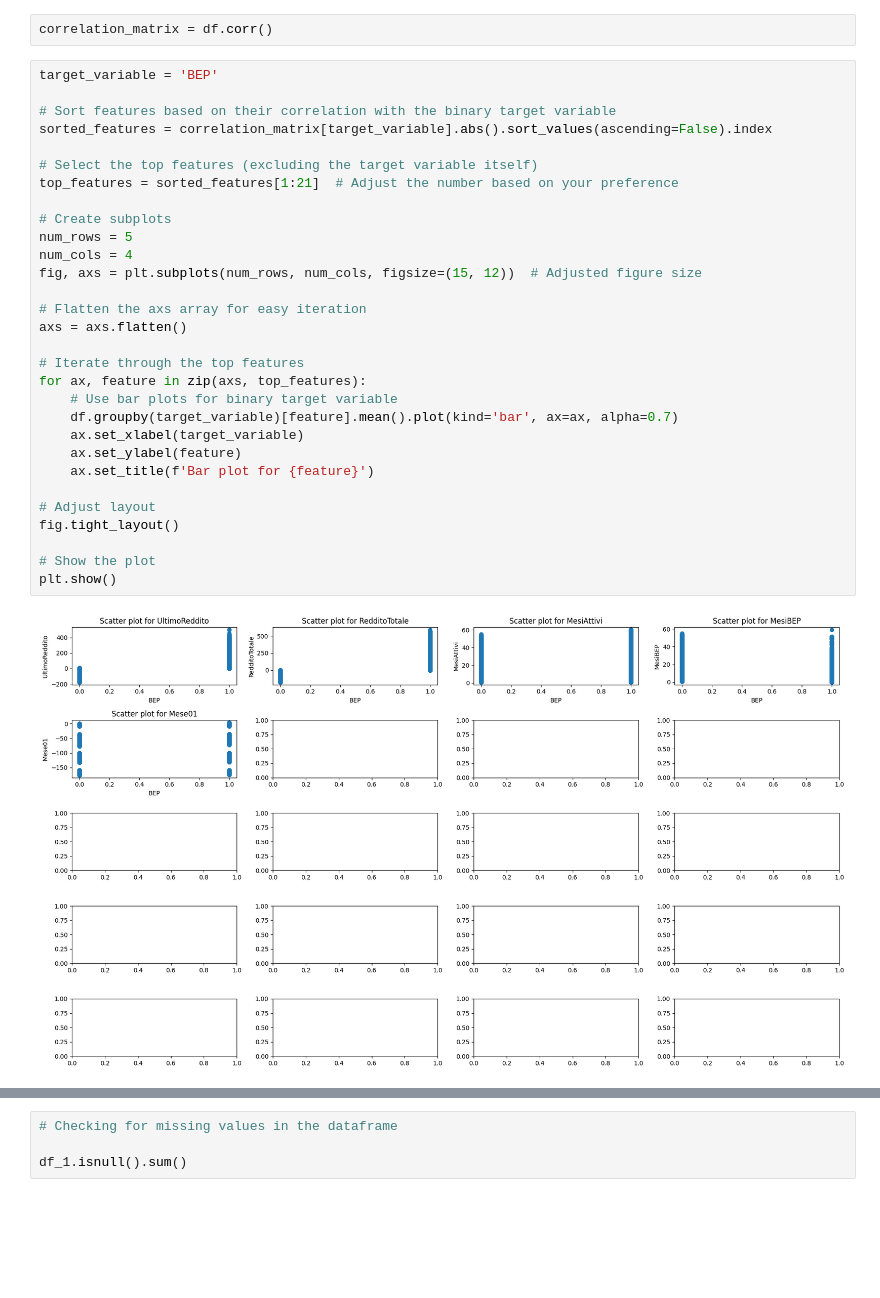
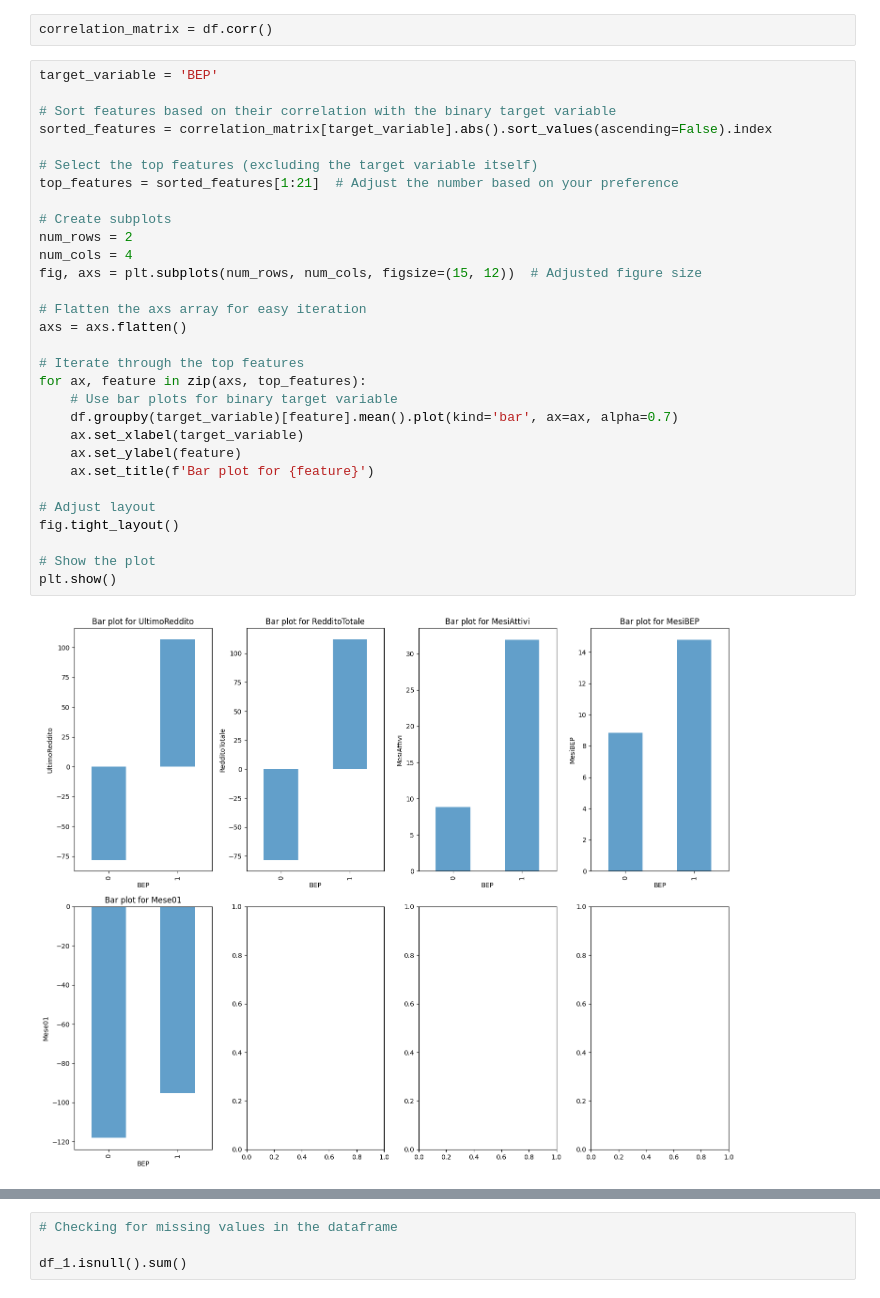
Before and after one commit to I1207/PW4, a Jupyter notebook: Analisi Dati e ML/Analis_ML.ipynb, the cells around one changed output, grey strips where cells are left out. Cells and saved outputs as stored; diff of their text form; blank space fills up the shorter version.

```diff
--- a/Analisi Dati e ML/Analis_ML.ipynb
+++ b/Analisi Dati e ML/Analis_ML.ipynb
@@ -36,35 +45,35 @@ correlation_matrix = df.corr()
 # %%
 target_variable = 'BEP'
 
 # Sort features based on their correlation with the binary target variable
 sorted_features = correlation_matrix[target_variable].abs().sort_values(ascending=False).index
 
 # Select the top features (excluding the target variable itself)
 top_features = sorted_features[1:21]  # Adjust the number based on your preference
 
 # Create subplots
-num_rows = 5
+num_rows = 2
 num_cols = 4
 fig, axs = plt.subplots(num_rows, num_cols, figsize=(15, 12))  # Adjusted figure size
 
 # Flatten the axs array for easy iteration
 axs = axs.flatten()
 
 # Iterate through the top features
 for ax, feature in zip(axs, top_features):
     # Use bar plots for binary target variable
     df.groupby(target_variable)[feature].mean().plot(kind='bar', ax=ax, alpha=0.7)
     ax.set_xlabel(target_variable)
     ax.set_ylabel(feature)
     ax.set_title(f'Bar plot for {feature}')
 
 # Adjust layout
 fig.tight_layout()
 
 # Show the plot
 plt.show()
 # %% [output]
-[figure, old version]
+[figure, new version]
 # %%
 #Load the dataset into a pandas DataFrame
 
```
Also changed, not shown: parts of 32 cells of this notebook, 43 other files.
